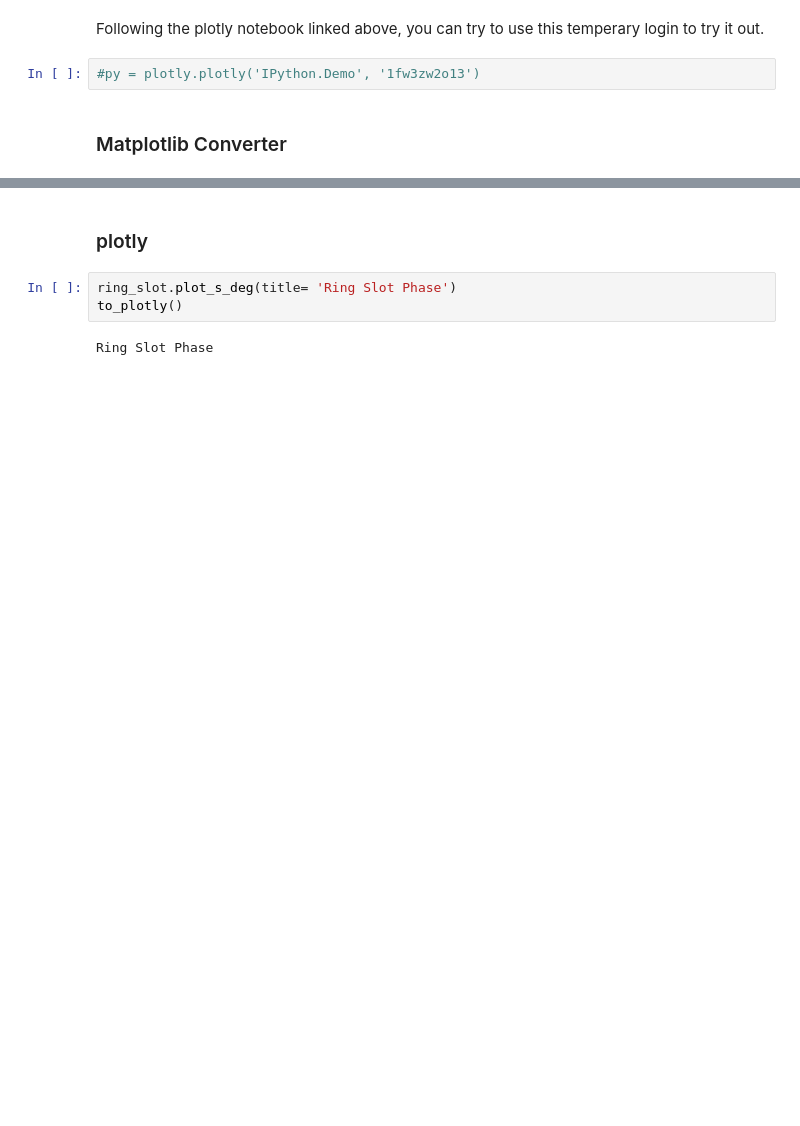
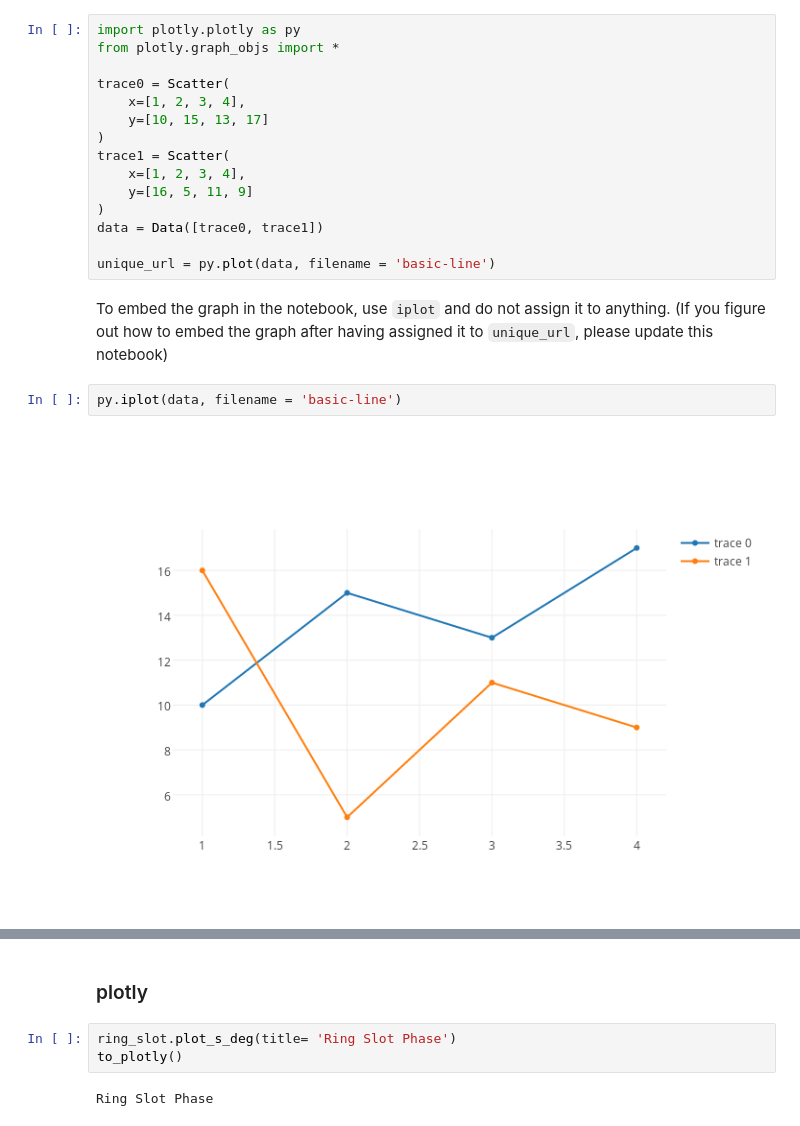
Before and after one commit to scikit-rf/examples, a Jupyter notebook: Plots With Plotly.ipynb, the cells around one changed output, grey strips where cells are left out. Saved outputs shown, nothing was run; the diff lists cells and outputs as text; blank space fills up the shorter version.

```diff
--- a/Plots With Plotly.ipynb
+++ b/Plots With Plotly.ipynb
@@ -18,6 +27,21 @@ First you must create an account of login to plotly with your username and key,
-# %% [markdown]
-Following the plotly notebook linked above, you can try to use this temperary login to try it out.
-# %%
-#py = plotly.plotly('IPython.Demo', '1fw3zw2o13')
-# %% [markdown]
-### Matplotlib Converter
+# %%
+import plotly.plotly as py
+from plotly.graph_objs import *
+
+trace0 = Scatter(
+    x=[1, 2, 3, 4],
+    y=[10, 15, 13, 17]
+)
+trace1 = Scatter(
+    x=[1, 2, 3, 4],
+    y=[16, 5, 11, 9]
+)
+data = Data([trace0, trace1])
+
+unique_url = py.plot(data, filename = 'basic-line')
+# %% [markdown]
+To embed the graph in the notebook, use `iplot` and do not assign it to anything. (If you figure out how to embed the graph after having assigned it to `unique_url`, please update this notebook)
+# %%
+py.iplot(data, filename = 'basic-line')
+# %% [output]
+[figure, added]
```
Also changed, not shown: parts of 31 cells of this notebook.
